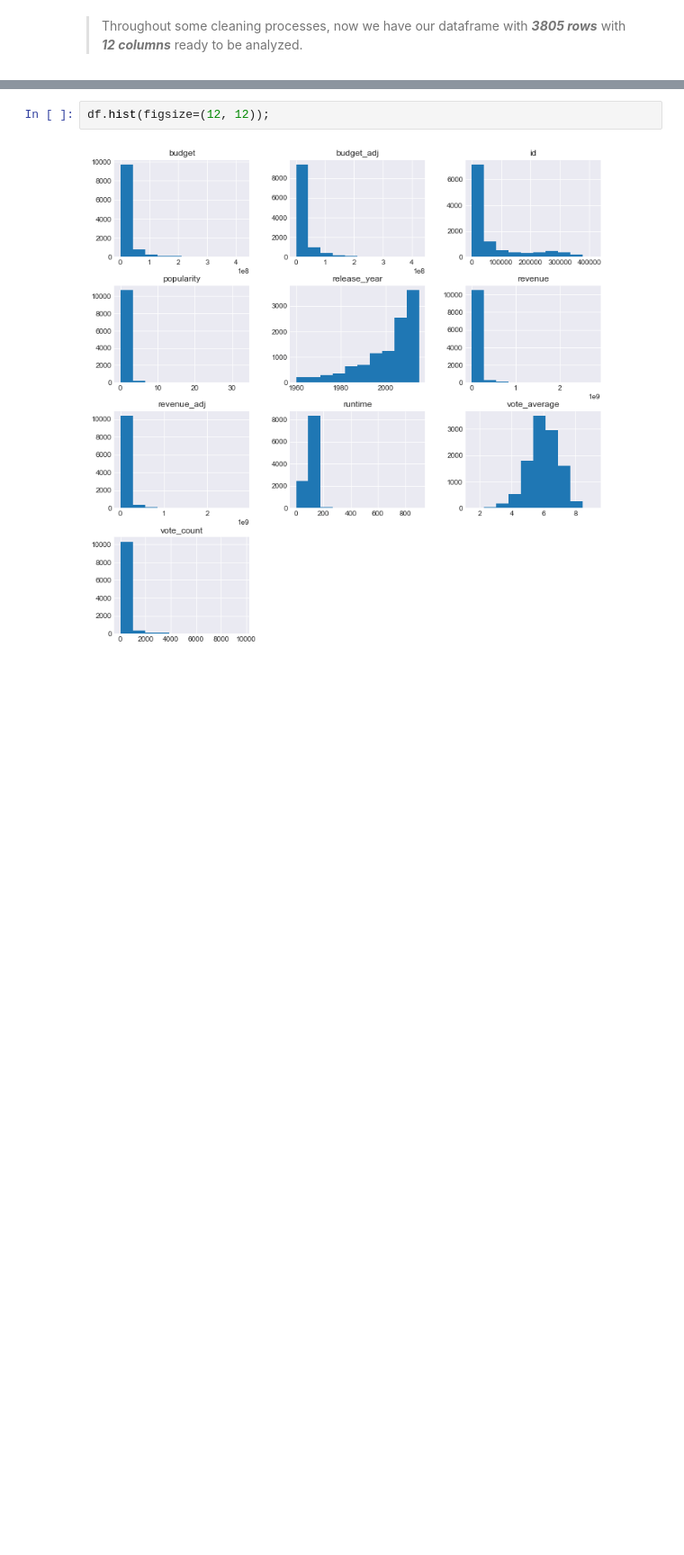
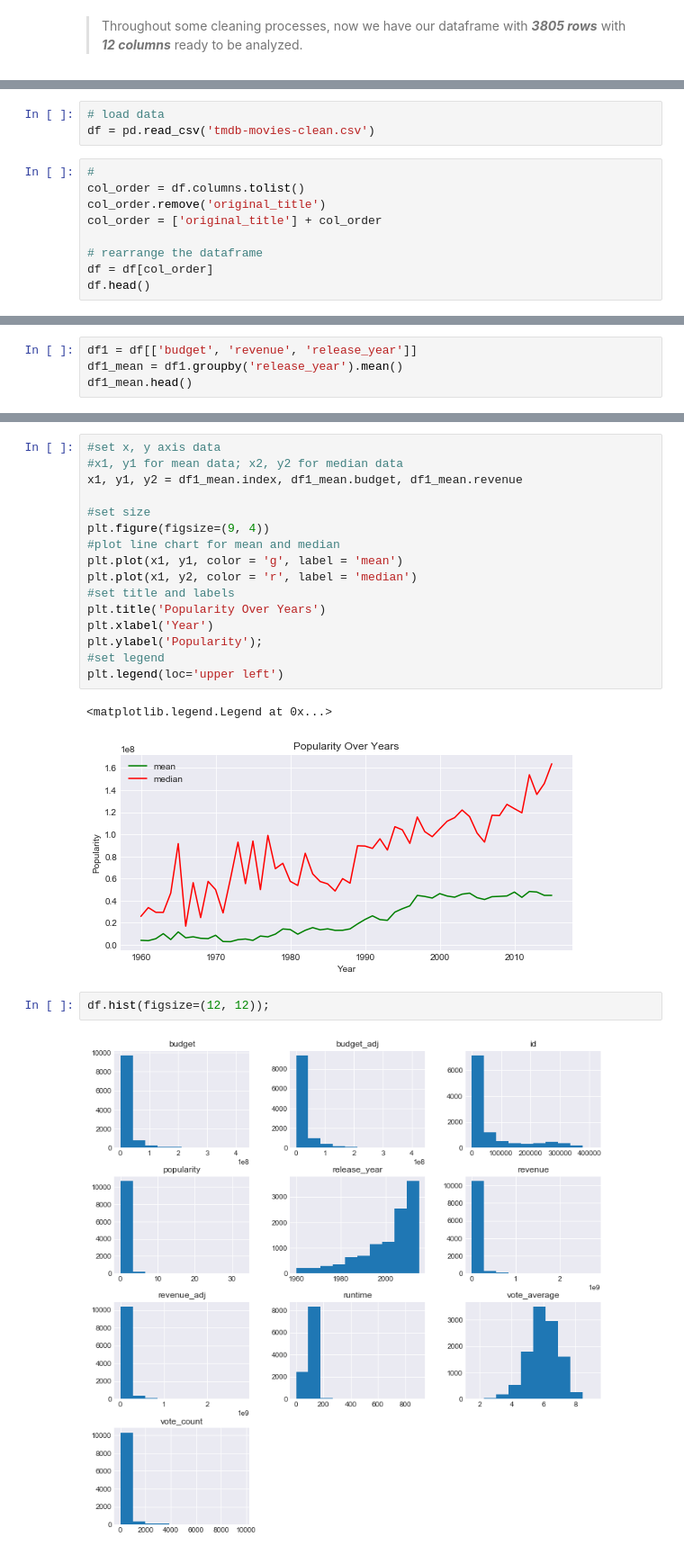
Before and after one commit to Steve-Choi/DAND, a Jupyter notebook: tmdb_project.ipynb, the cells around one changed output, grey strips where cells are left out. Shown: that part at 90% size. Cells and saved outputs as stored; diff of their text form; blank space fills up the shorter version.

Commit message:
Updated "Data Wrangling" Section

```diff
--- a/tmdb_project.ipynb
+++ b/tmdb_project.ipynb
@@ -237,0 +252,12 @@ df.shape
+# %%
+# load data
+df = pd.read_csv('tmdb-movies-clean.csv')
+# %%
+#
+col_order = df.columns.tolist()
+col_order.remove('original_title')
+col_order = ['original_title'] + col_order
+
+# rearrange the dataframe
+df = df[col_order]
+df.head()
@@ -237,0 +282,4 @@ df.shape
+# %%
+df1 = df[['budget', 'revenue', 'release_year']]
+df1_mean = df1.groupby('release_year').mean()
+df1_mean.head()
@@ -238,3 +294,22 @@ df.shape
+# %%
+#set x, y axis data
+#x1, y1 for mean data; x2, y2 for median data
+x1, y1, y2 = df1_mean.index, df1_mean.budget, df1_mean.revenue
+
+#set size
+plt.figure(figsize=(9, 4))
+#plot line chart for mean and median
+plt.plot(x1, y1, color = 'g', label = 'mean')
+plt.plot(x1, y2, color = 'r', label = 'median')
+#set title and labels
+plt.title('Popularity Over Years')
+plt.xlabel('Year')
+plt.ylabel('Popularity');
+#set legend
+plt.legend(loc='upper left')
+# %% [output]
+<matplotlib.legend.Legend at 0x...>
+[figure, added]
 # %%
 df.hist(figsize=(12, 12));
 # %% [output]
```
Also changed, not shown: parts of 11 cells of this notebook, 1 other file.
